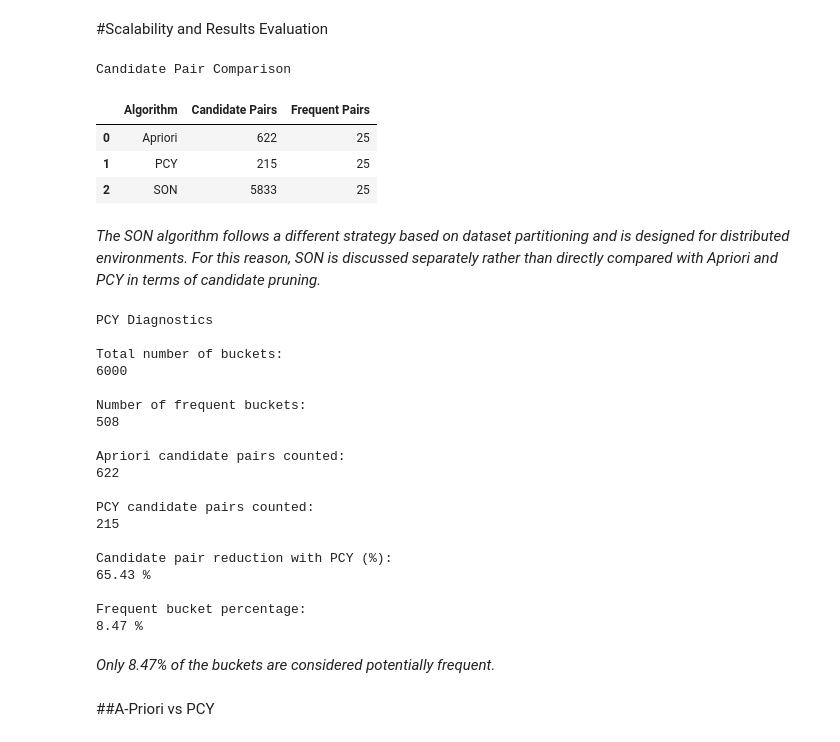
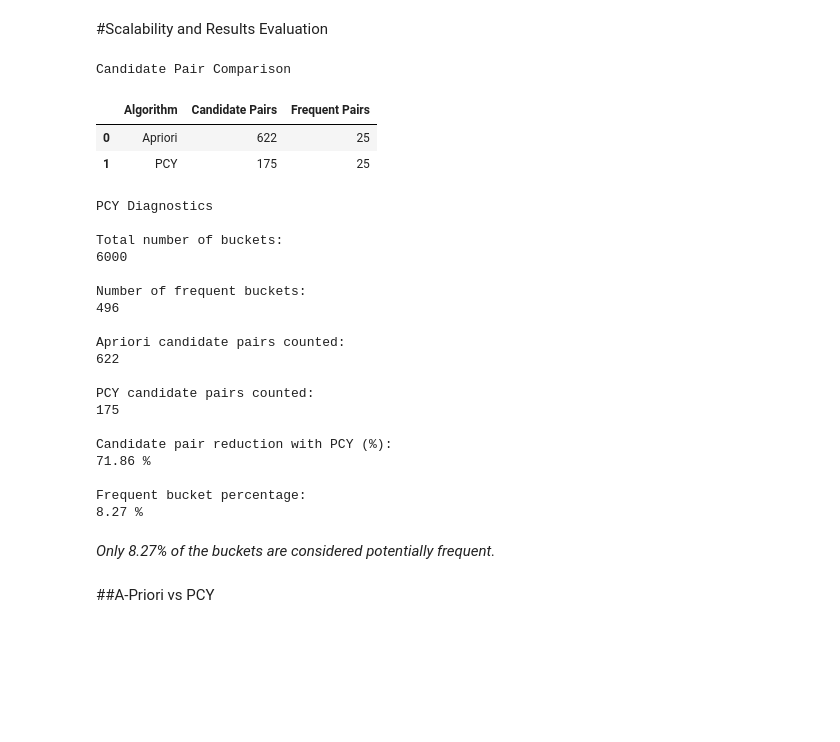
Before and after one commit to simona-wang/algorithms-for-massive-data, a Jupyter notebook: linearProject.ipynb, the cells around one changed output. Saved outputs shown, nothing was run; the diff lists cells and outputs as text; code cells hidden in the pictures; blank space fills up the shorter version.

```diff
--- a/linearProject.ipynb
+++ b/linearProject.ipynb
@@ -304,19 +304,16 @@ Number of candidate pairs counted:
 Number of frequent pairs:
 25
 # %%
-# APRIORI PASS 3
-# Generate and count candidate triples
+# APRIORI PASS 3 : just for fun :)
 triple_counts = {}
 
 for basket in baskets:
-    # Keep only actors that are frequent from Pass 1
+
     filtered_basket = basket.intersection(frequent_actors)
 
-    # Generate all triples from the filtered basket
     for triple in combinations(filtered_basket, 3):
         triple = tuple(sorted(triple))
 
-        # Generate all pair subsets of the triple
         pair_subsets = list(combinations(triple, 2))
 
         # Check Apriori condition:
@@ -349,11 +346,10 @@ print("Number of frequent triples:")
 print(len(frequent_triples))
 print()
 
-# Sort frequent triples by support count
 sorted_triples = sorted(frequent_triples.items(), key=lambda x: x[1], reverse=True)
 
 print("Top x frequent actor triples:")
-for triple, count in sorted_triples[:10]:
+for triple, count in sorted_triples:
     print(triple, count)
 # %% [output]
 Number of candidate triples counted:
@@ -665,29 +524,24 @@ In our experiments, SON generated a large number of candidate pairs during Phase
 #Scalability and Results Evaluation
 # %%
 comparison_table = pd.DataFrame({
-    "Algorithm": ["Apriori", "PCY", "SON"],
+    "Algorithm": ["Apriori", "PCY"],
     "Candidate Pairs": [
         len(pair_counts),
         len(pair_counts_pcy),
-        len(candidate_pairs_son)
     ],
     "Frequent Pairs": [
         len(frequent_pairs),
-        len(frequent_pairs_pcy),
-        len(frequent_pairs_son)
+        len(frequent_pairs_pcy)
     ]
 })
 
 print("Candidate Pair Comparison")
 display(comparison_table)
 # %% [output]
 Candidate Pair Comparison
 |  | Algorithm | Candidate Pairs | Frequent Pairs |
 | 0 | Apriori | 622 | 25 |
-| 1 | PCY | 215 | 25 |
-| 2 | SON | 5833 | 25 |
+| 1 | PCY | 175 | 25 |
-# %% [markdown]
-*The SON algorithm follows a different strategy based on dataset partitioning and is designed for distributed environments. For this reason, SON is discussed separately rather than directly compared with Apriori and PCY in terms of candidate pruning.*
 # %%
 print("PCY Diagnostics")
 print()
@@ -723,21 +577,21 @@ Total number of buckets:
 6000
 
 Number of frequent buckets:
-508
+496
 
 Apriori candidate pairs counted:
 622
 
 PCY candidate pairs counted:
-215
+175
 
 Candidate pair reduction with PCY (%):
-65.43 %
+71.86 %
 
 Frequent bucket percentage:
-8.47 %
+8.27 %
 # %% [markdown]
-*Only 8.47% of the buckets are considered potentially frequent.*
+*Only 8.27% of the buckets are considered potentially frequent.*
 # %% [markdown]
 ##A-Priori vs PCY
 # %% [markdown]
```
Also changed, not shown: parts of 19 cells of this notebook.
